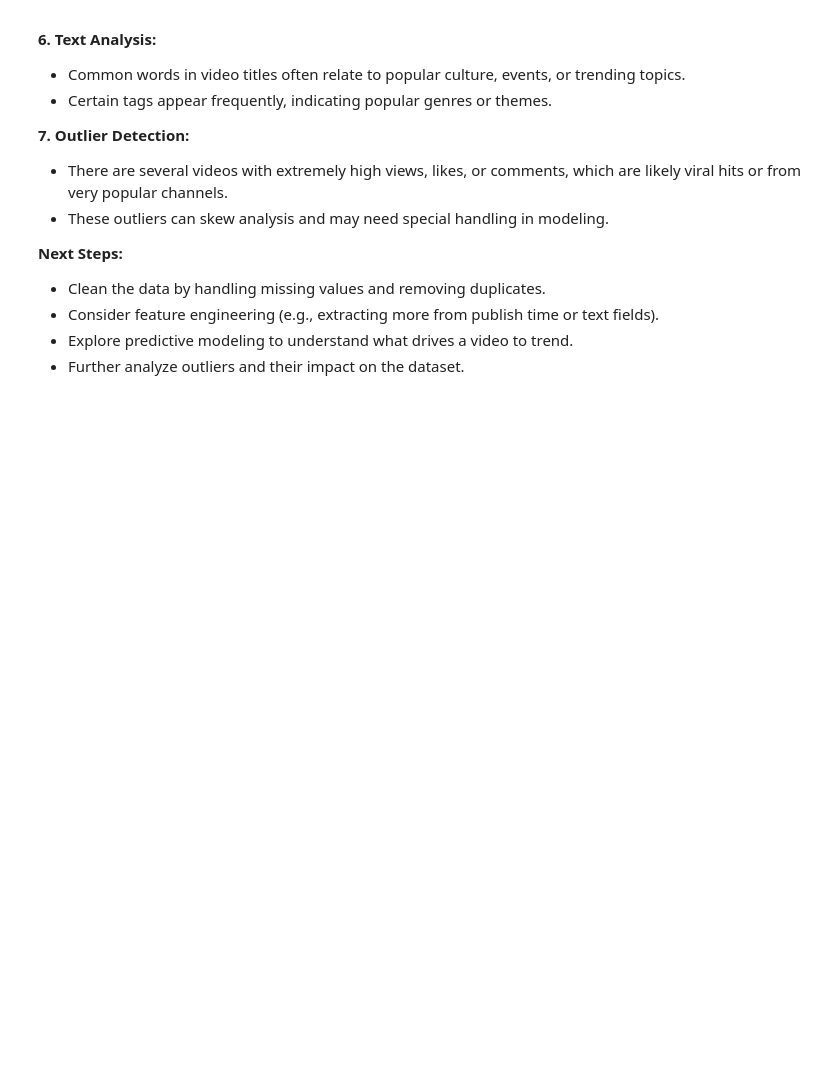
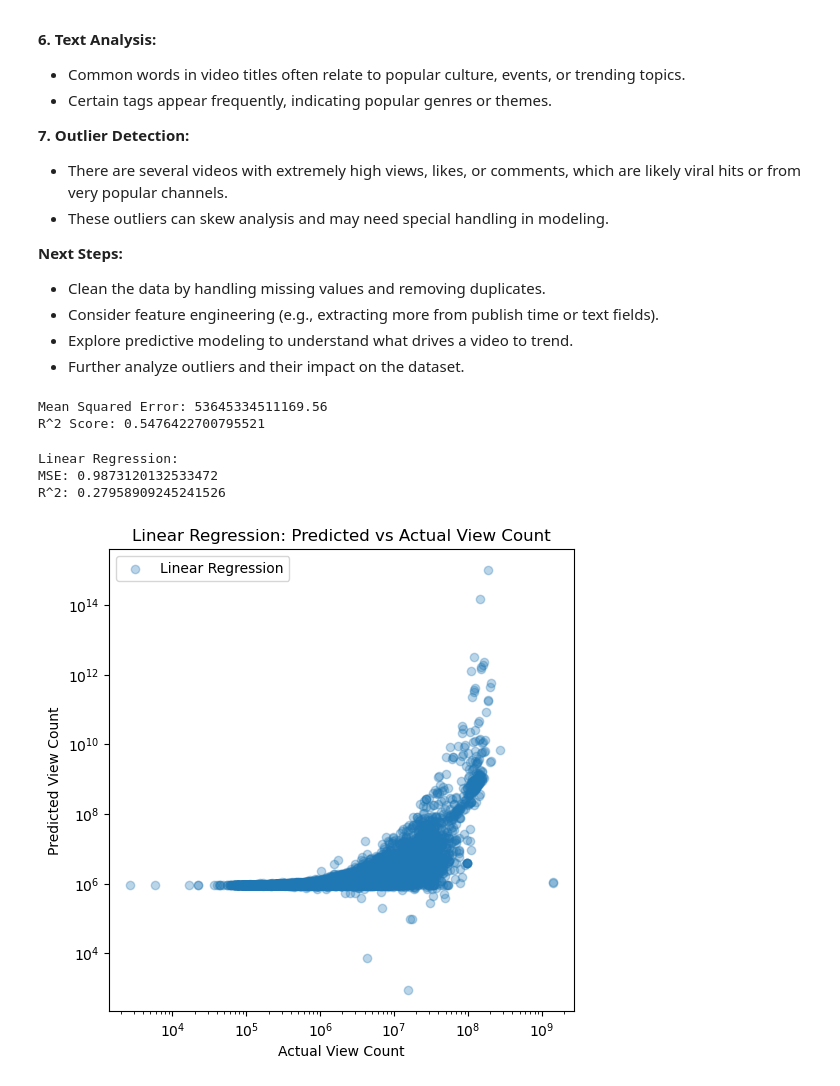
Before and after one commit to Shah-king/AI-Trendspotter, a Jupyter notebook: notebooks/US_Notebooks.ipynb, the cells around one changed output. Saved outputs shown, nothing was run; the diff lists cells and outputs as text; code cells hidden in the pictures; blank space fills up the shorter version.

```diff
--- a/notebooks/US_Notebooks.ipynb
+++ b/notebooks/US_Notebooks.ipynb
@@ -286,3 +343,64 @@ Based on the EDA performed on the US YouTube Trending dataset, here are the key
 - Consider feature engineering (e.g., extracting more from publish time or text fields).
 - Explore predictive modeling to understand what drives a video to trend.
 - Further analyze outliers and their impact on the dataset.
+# %%
+# Predictive Modeling: Simple linear regression to predict view_count based on likes, dislikes, comment_count
+features = ['likes', 'dislikes', 'comment_count']
+target = 'view_count'
+X = youtube_data[features]
+y = youtube_data[target]
+# --- IGNORE ---
+X_train, X_test, y_train, y_test = train_test_split(X, y, test_size=0.2, random_state=42)
+# --- IGNORE ---
+model = LinearRegression()
+model.fit(X_train, y_train)
+y_pred = model.predict(X_test)
+# --- IGNORE ---
+from sklearn.metrics import mean_squared_error, r2_score
+mse = mean_squared_error(y_test, y_pred)
+r2 = r2_score(y_test, y_pred)
+print(f'Mean Squared Error: {mse}')
+print(f'R^2 Score: {r2}')
+# %% [output]
+Mean Squared Error: 53645334511169.56
+R^2 Score: 0.5476422700795521
+# %%
+# Modeling: Linear Regression on cleaned data (log-transformed view count)
+from sklearn.model_selection import train_test_split
+from sklearn.linear_model import LinearRegression
+from sklearn.metrics import mean_squared_error, r2_score
+import matplotlib.pyplot as plt
+import numpy as np
+
+# Prepare features and target (using youtube_data_clean from previous cleaning step)
+youtube_data_clean['log_view_count'] = np.log1p(youtube_data_clean['view_count'])
+features = ['likes', 'dislikes', 'comment_count']
+X = youtube_data_clean[features]
+y = youtube_data_clean['log_view_count']
+
+# Train/test split
+X_train, X_test, y_train, y_test = train_test_split(X, y, test_size=0.2, random_state=42)
+
+# Linear Regression
+lr = LinearRegression()
+lr.fit(X_train, y_train)
+y_pred_lr = lr.predict(X_test)
+print('Linear Regression:')
+print('MSE:', mean_squared_error(y_test, y_pred_lr))
+print('R^2:', r2_score(y_test, y_pred_lr))
+
+# Visualize predictions versus actual (Linear Regression)
+plt.figure(figsize=(6,6))
+plt.scatter(np.expm1(y_test), np.expm1(y_pred_lr), alpha=0.3, label='Linear Regression')
+plt.xlabel('Actual View Count')
+plt.ylabel('Predicted View Count')
+plt.legend()
+plt.title('Linear Regression: Predicted vs Actual View Count')
+plt.xscale('log')
+plt.yscale('log')
+plt.show()
+# %% [output]
+Linear Regression:
+MSE: 0.9873120132533472
+R^2: 0.27958909245241526
+[figure, added]
```
Also changed, not shown: parts of 18 cells of this notebook.
